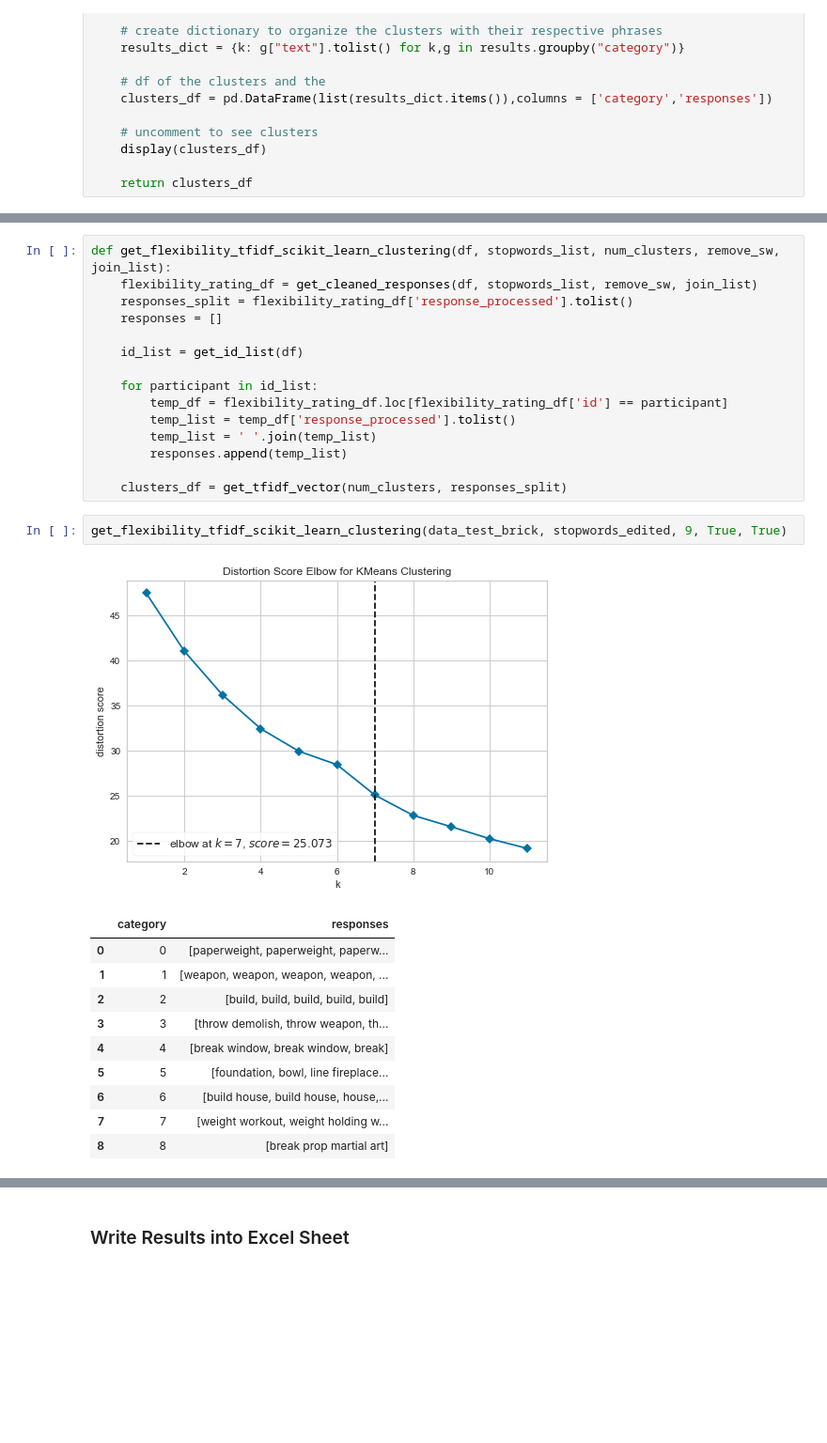
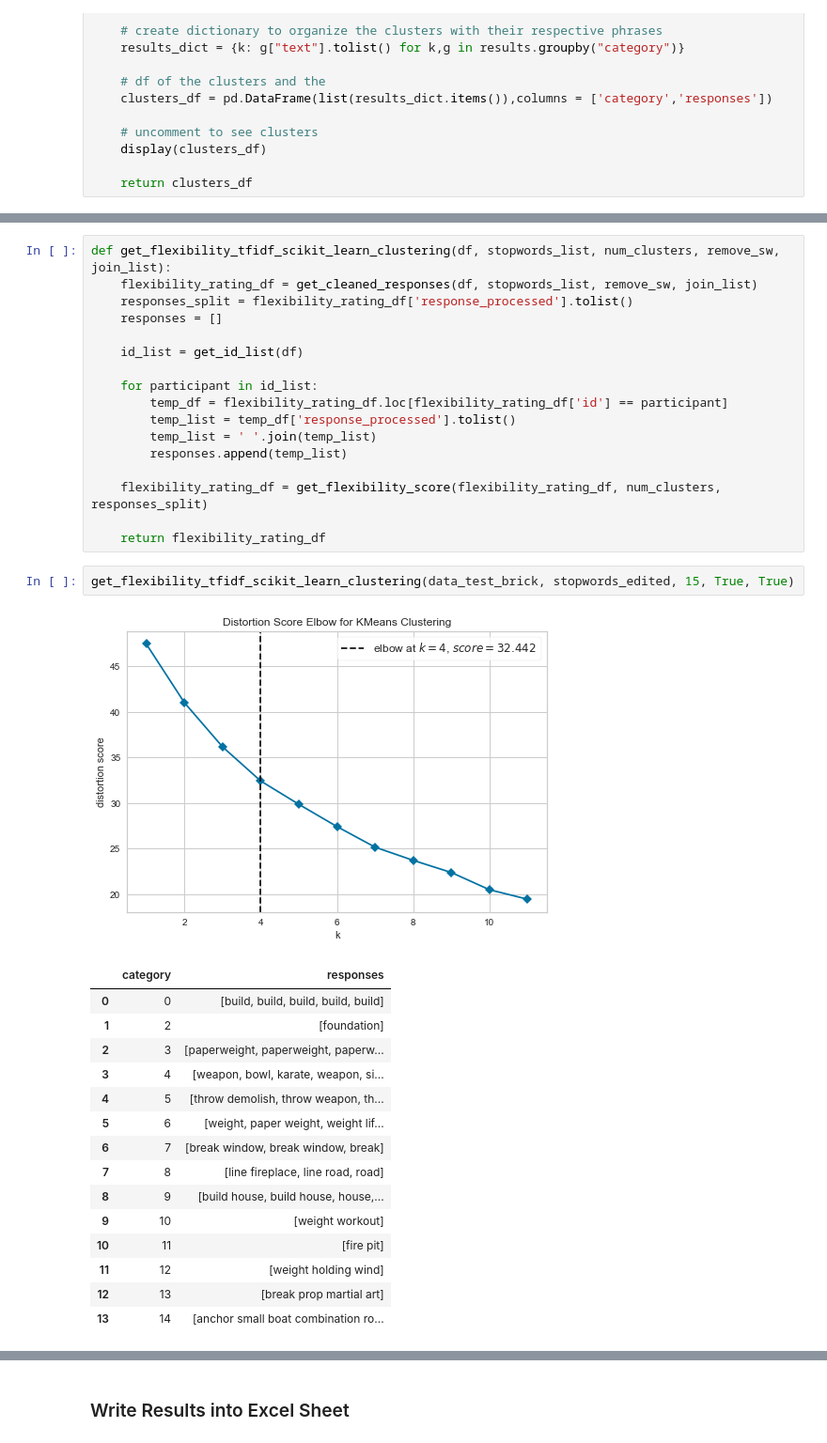
Before and after one commit to DijunQuant/AUT-Scoring, a Jupyter notebook: scripts/flexibility_algo.ipynb, the cells around one changed output, grey strips where cells are left out. Shown at 94% size. Cells and saved outputs as stored; diff of their text form; blank space fills up the shorter version.

Commit message:
updated flexibility algo

```diff
--- a/scripts/flexibility_algo.ipynb
+++ b/scripts/flexibility_algo.ipynb
@@ -208,18 +260,25 @@ def get_flexibility_tfidf_scikit_learn_clustering(df, stopwords_list, num_cluste
         temp_list = ' '.join(temp_list)
         responses.append(temp_list)
 
-    clusters_df = get_tfidf_vector(num_clusters, responses_split)
+    flexibility_rating_df = get_flexibility_score(flexibility_rating_df, num_clusters, responses_split)
+
+    return flexibility_rating_df
 # %%
-get_flexibility_tfidf_scikit_learn_clustering(data_test_brick, stopwords_edited, 9, True, True)
+get_flexibility_tfidf_scikit_learn_clustering(data_test_brick, stopwords_edited, 15, True, True)
 # %% [output]
-[figure, old version]
+[figure, new version]
 |  | category | responses |
-| 0 | 0 | [paperweight, paperweight, paperw... |
-| 1 | 1 | [weapon, weapon, weapon, weapon, ... |
-| 2 | 2 | [build, build, build, build, build] |
-| 3 | 3 | [throw demolish, throw weapon, th... |
-| 4 | 4 | [break window, break window, break] |
-| 5 | 5 | [foundation, bowl, line fireplace... |
-| 6 | 6 | [build house, build house, house,... |
-| 7 | 7 | [weight workout, weight holding w... |
-| 8 | 8 | [break prop martial art] |
+| 0 | 0 | [build, build, build, build, build] |
+| 1 | 2 | [foundation] |
+| 2 | 3 | [paperweight, paperweight, paperw... |
+| 3 | 4 | [weapon, bowl, karate, weapon, si... |
+| 4 | 5 | [throw demolish, throw weapon, th... |
+| 5 | 6 | [weight, paper weight, weight lif... |
+| 6 | 7 | [break window, break window, break] |
+| 7 | 8 | [line fireplace, line road, road] |
+| 8 | 9 | [build house, build house, house,... |
+| 9 | 10 | [weight workout] |
+| 10 | 11 | [fire pit] |
+| 11 | 12 | [weight holding wind] |
+| 12 | 13 | [break prop martial art] |
+| 13 | 14 | [anchor small boat combination ro... |
```
Also changed, not shown: parts of 2 cells of this notebook, 3 other files.
